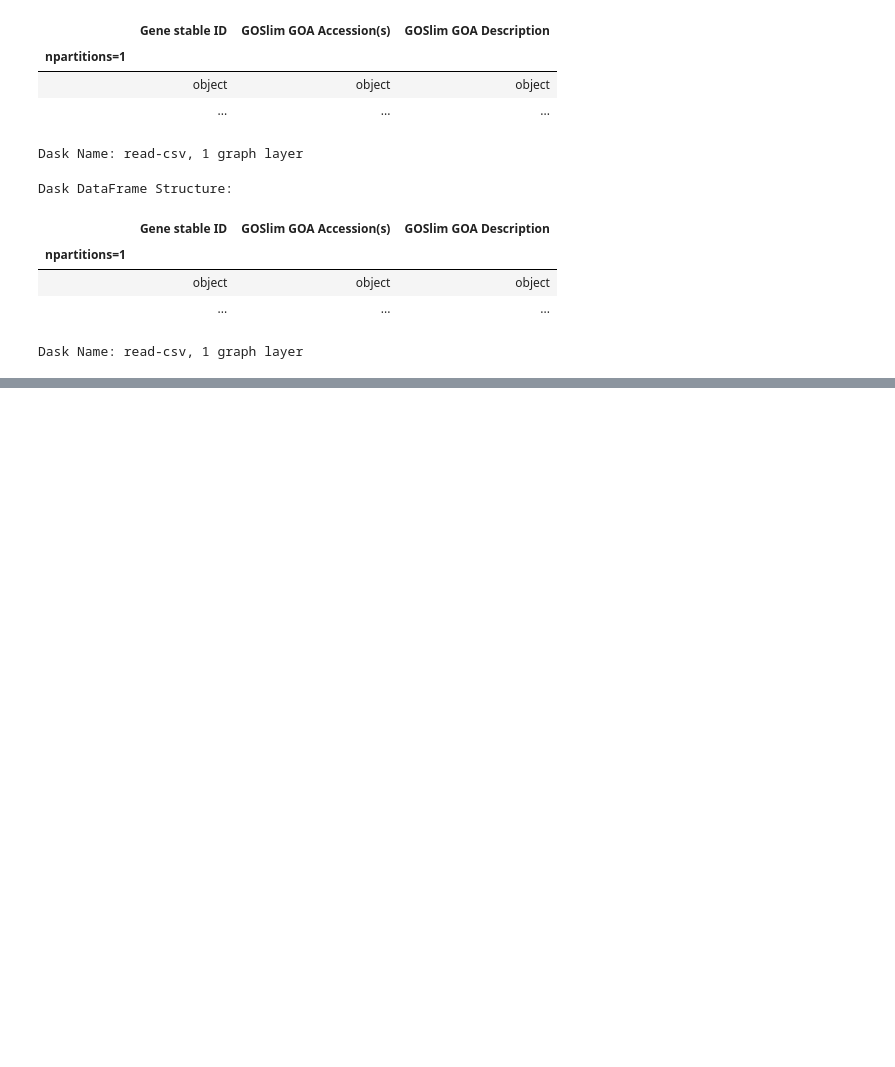
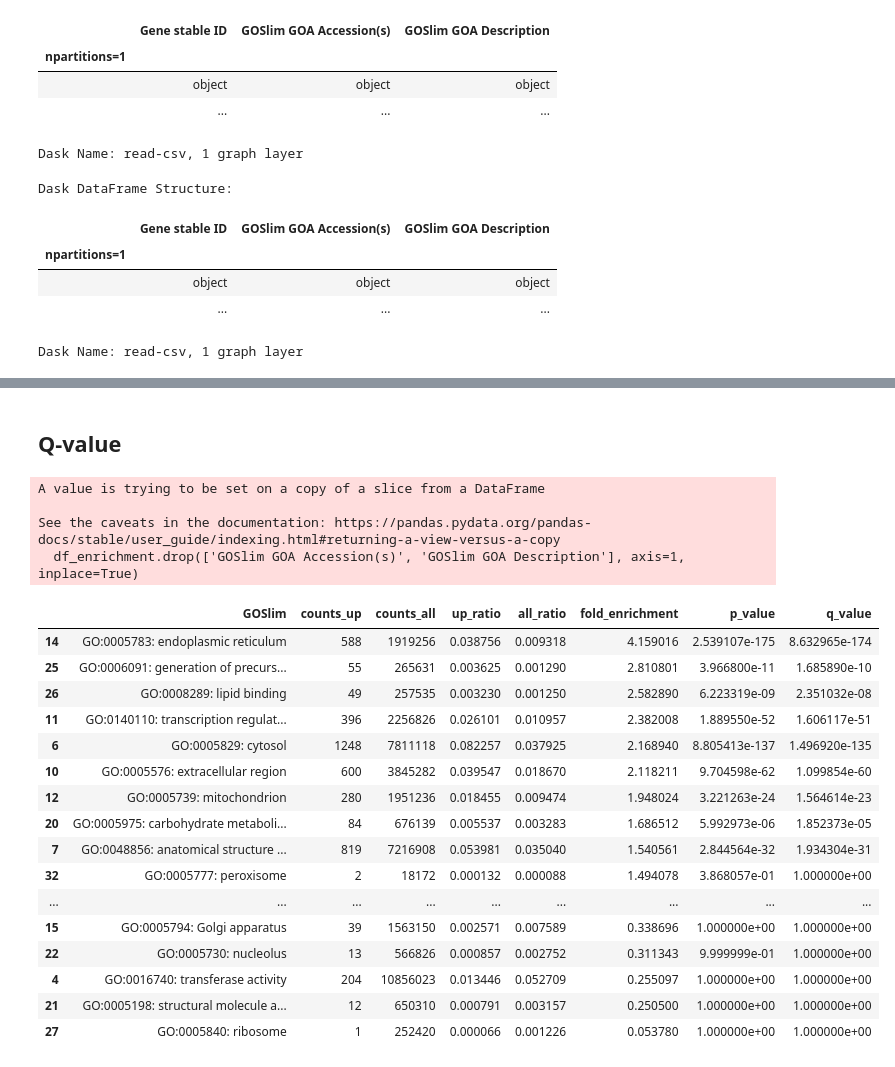
Before and after one commit to yonezawa-sora/pycircos_comaparative_species, a Jupyter notebook: data_preprocessing/GOSlim_combined_all.ipynb, the cells around one changed output, grey strips where cells are left out. Drawn from its saved outputs; the diff is of its cells as text; code cells hidden in the pictures; blank space fills up the shorter version.

```diff
--- a/data_preprocessing/GOSlim_combined_all.ipynb
+++ b/data_preprocessing/GOSlim_combined_all.ipynb
@@ -60,0 +224,70 @@ display(merged_df_goslim_pd)
+# %% [markdown]
+## Q-value
+# %%
+
+def calculate_p_q_values(df_enrichment, unique_correspondence_up, unique_correspondence_all, file_name: str):
+    p_values = []
+    df_enrichment['counts_up'] = df_enrichment['counts_up'].astype(int) # float(0.0) to int(0)
+    for index, row in df_enrichment.iterrows():
+        if row['counts_up'] == 0:
+            p_values.append(1.0)
+        else:
+            observed_up_correspondence = row['counts_up'] # create contingency table
+            observed_all_correspondence = row['counts_all']
+            observed_not_up_correspondence = observed_all_correspondence - observed_up_correspondence
+            total_not_up_correspondence = unique_correspondence_all - unique_correspondence_up
+            table = [
+            [observed_up_correspondence, unique_correspondence_up - observed_up_correspondence],
+            [observed_not_up_correspondence, total_not_up_correspondence - observed_not_up_correspondence]
+            ]
+            _, p_value = fisher_exact(table, alternative='greater') # Fisher's exact test
+            p_values.append(p_value)
+
+    _, q_values, _, _ = multipletests(p_values,
+                                      alpha=0.05,
+                                      method='fdr_bh') # Benjamini/Hochberg method
+
+    df_enrichment['p_value'] = p_values
+    df_enrichment['q_value'] = q_values
+
+    results_directory = './goslim_correspondence_q_values'
+    os.makedirs(results_directory, exist_ok=True)
+    df_enrichment['GOSlim'] = df_enrichment['GOSlim GOA Accession(s)'] + ": " + df_enrichment['GOSlim GOA Description']
+    cols = df_enrichment.columns.tolist()
+    cols = [cols[-1]] + cols[:-1]
+    df_enrichment = df_enrichment[cols]
+    df_enrichment.drop(['GOSlim GOA Accession(s)', 'GOSlim GOA Description'], axis=1, inplace=True)
+    df_enrichment = df_enrichment[df_enrichment['counts_up'] != 0]
+    df_enrichment = df_enrichment.sort_values(by='fold_enrichment', ascending=False)
+    df_enrichment.to_csv(f'{results_directory}/{file_name}', sep='\t', index=False)
+
+    return df_enrichment
+
+goslim_correspondence_with_p_q = calculate_p_q_values(goslim_correspondence_enrichment,
+                                                      unique_rows_up,
+                                                      unique_rows_all,
+                                                      'goslim_correspondence_fold_enrichment_p_q.tsv')
+
+display(goslim_correspondence_with_p_q)
+# %% [output]
+A value is trying to be set on a copy of a slice from a DataFrame
+
+See the caveats in the documentation: https://pandas.pydata.org/pandas-docs/stable/user_guide/indexing.html#returning-a-view-versus-a-copy
+  df_enrichment.drop(['GOSlim GOA Accession(s)', 'GOSlim GOA Description'], axis=1, inplace=True)
+|  | GOSlim | counts_up | counts_all | up_ratio | all_ratio | fold_enrichment | p_value | q_value |
+| 14 | GO:0005783: endoplasmic reticulum | 588 | 1919256 | 0.038756 | 0.009318 | 4.159016 | 2.539107e-175 | 8.632965e-174 |
+| 25 | GO:0006091: generation of precurs... | 55 | 265631 | 0.003625 | 0.001290 | 2.810801 | 3.966800e-11 | 1.685890e-10 |
+| 26 | GO:0008289: lipid binding | 49 | 257535 | 0.003230 | 0.001250 | 2.582890 | 6.223319e-09 | 2.351032e-08 |
+| 11 | GO:0140110: transcription regulat... | 396 | 2256826 | 0.026101 | 0.010957 | 2.382008 | 1.889550e-52 | 1.606117e-51 |
+| 6 | GO:0005829: cytosol | 1248 | 7811118 | 0.082257 | 0.037925 | 2.168940 | 8.805413e-137 | 1.496920e-135 |
+| 10 | GO:0005576: extracellular region | 600 | 3845282 | 0.039547 | 0.018670 | 2.118211 | 9.704598e-62 | 1.099854e-60 |
+| 12 | GO:0005739: mitochondrion | 280 | 1951236 | 0.018455 | 0.009474 | 1.948024 | 3.221263e-24 | 1.564614e-23 |
+| 20 | GO:0005975: carbohydrate metaboli... | 84 | 676139 | 0.005537 | 0.003283 | 1.686512 | 5.992973e-06 | 1.852373e-05 |
+| 7 | GO:0048856: anatomical structure ... | 819 | 7216908 | 0.053981 | 0.035040 | 1.540561 | 2.844564e-32 | 1.934304e-31 |
+| 32 | GO:0005777: peroxisome | 2 | 18172 | 0.000132 | 0.000088 | 1.494078 | 3.868057e-01 | 1.000000e+00 |
+| ... | ... | ... | ... | ... | ... | ... | ... | ... |
+| 15 | GO:0005794: Golgi apparatus | 39 | 1563150 | 0.002571 | 0.007589 | 0.338696 | 1.000000e+00 | 1.000000e+00 |
+| 22 | GO:0005730: nucleolus | 13 | 566826 | 0.000857 | 0.002752 | 0.311343 | 9.999999e-01 | 1.000000e+00 |
+| 4 | GO:0016740: transferase activity | 204 | 10856023 | 0.013446 | 0.052709 | 0.255097 | 1.000000e+00 | 1.000000e+00 |
+| 21 | GO:0005198: structural molecule a... | 12 | 650310 | 0.000791 | 0.003157 | 0.250500 | 1.000000e+00 | 1.000000e+00 |
+| 27 | GO:0005840: ribosome | 1 | 252420 | 0.000066 | 0.001226 | 0.053780 | 1.000000e+00 | 1.000000e+00 |
```
Also changed, not shown: parts of 9 cells of this notebook, 6 other files.
